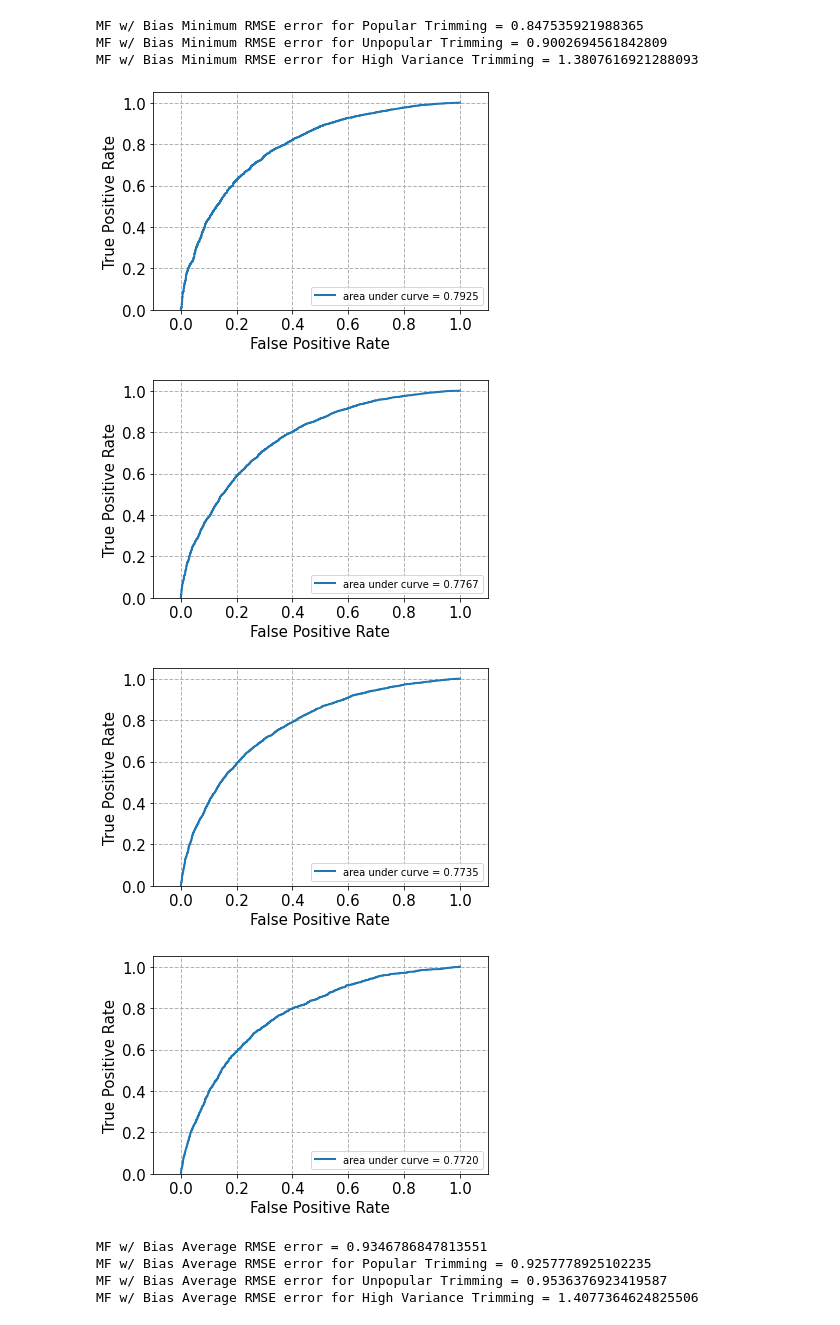
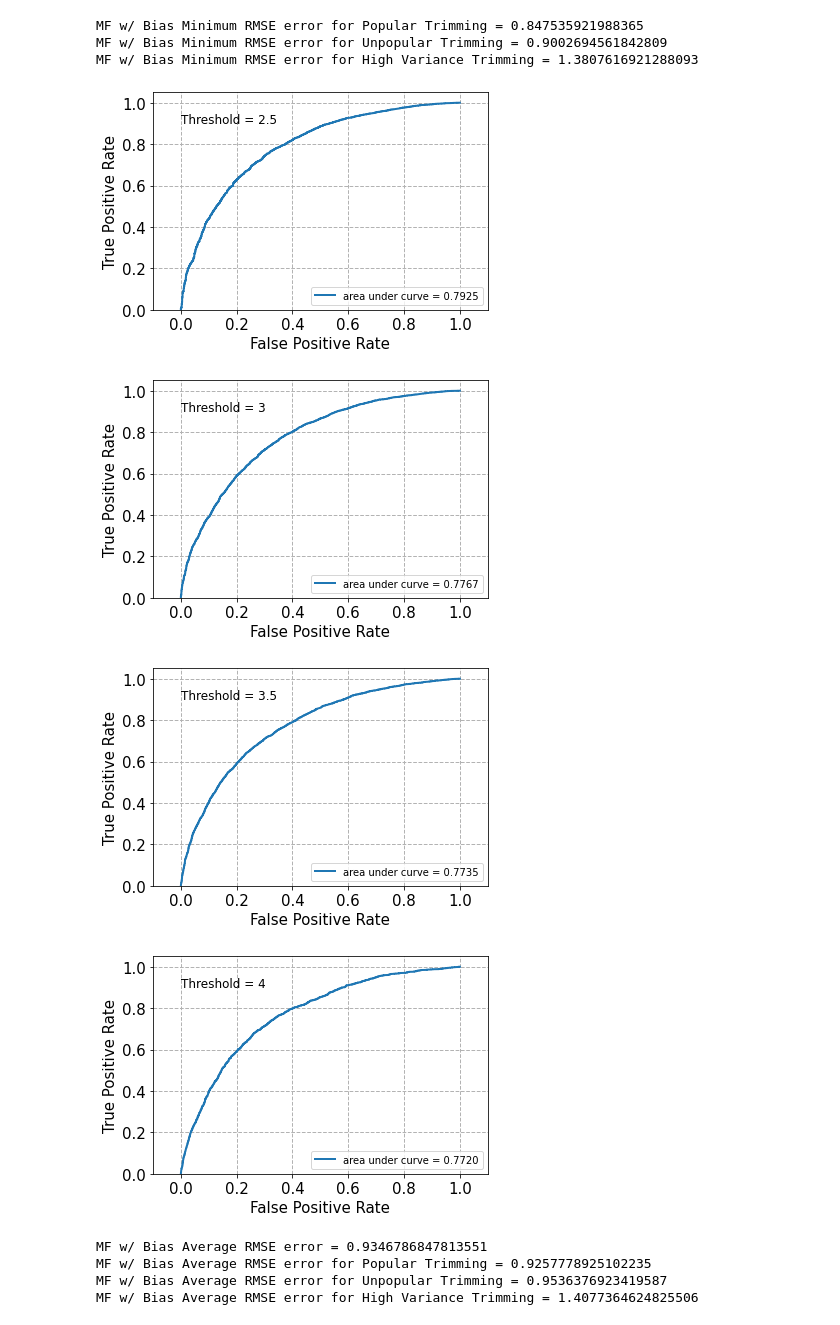
Before and after one commit to ztucker4/ECE219_Winter2021, a Jupyter notebook: Project_3/Project_3.ipynb, the cells around one changed output. Saved outputs shown, nothing was run; the diff lists cells and outputs as text; code cells hidden in the pictures.

```diff
--- a/Project_3/Project_3.ipynb
+++ b/Project_3/Project_3.ipynb
@@ -389,7 +389,7 @@ for i in threshold_values:
     predictions = curr_knn.test(testset)
 
     #Normalize predictions between 0 and 1?
-    preds_list = [elem[3]/5 for elem in predictions]
+    preds_list = [elem[3] for elem in predictions]
 
     #need 1D list to match preds_list
     true_list = []
@@ -613,8 +613,7 @@ for i in threshold_values:
     curr_algo.fit(trainset)
     predictions = curr_algo.test(testset)
 
-    #Normalize predictions between 0 and 1?
-    preds_list = [elem[3]/5 for elem in predictions]
+    preds_list = [elem[3] for elem in predictions]
 
     #need 1D list to match preds_list
     true_list = []
@@ -840,39 +840,38 @@ def plot_roc(fpr, tpr):
     ax.legend(loc="lower right")
 
     for label in ax.get_xticklabels()+ax.get_yticklabels():
         label.set_fontsize(15)
 
 threshold_values = [2.5,3,3.5,4]
 ratings_df_pd = pandas.read_csv('ratings.csv')
 ratings_df_sup = ratings_df_pd.drop(labels='timestamp', axis=1)
 reader_df_pd = Reader(skip_lines=1, rating_scale=(0.5, 5))
 ratings_df_sup = Dataset.load_from_df(ratings_df_sup, reader_df_pd)
 
 for i in threshold_values:
     trainset, testset = train_test_split(ratings_df_sup, test_size=.1, random_state=42)
 
     curr_algo = SVD(n_factors=mf_bias_best_k, random_state=42)
     curr_algo.fit(trainset)
     predictions = curr_algo.test(testset)
 
-    #Normalize predictions between 0 and 1?
-    preds_list = [elem[3]/5 for elem in predictions]
+    preds_list = [elem[3] for elem in predictions]
 
     #need 1D list to match preds_list
     true_list = []
     for j in range(len(testset)):
         elem = 0 if testset[j][2] <= i else 1
         true_list.append(elem)
 
 
     fpr, tpr, thresholds = metrics.roc_curve(true_list, preds_list)
     plot_roc(fpr,tpr)
     plt.text(0.0,0.9,"Threshold = {}".format(i),fontsize='large')
 # %% [output]
-[figure, old version]
+[figure, new version]
-[figure, old version]
+[figure, new version]
-[figure, old version]
+[figure, new version]
-[figure, old version]
+[figure, new version]
 # %%
 #Q30-33
 
```
Also changed, not shown: parts of 3 cells of this notebook.
